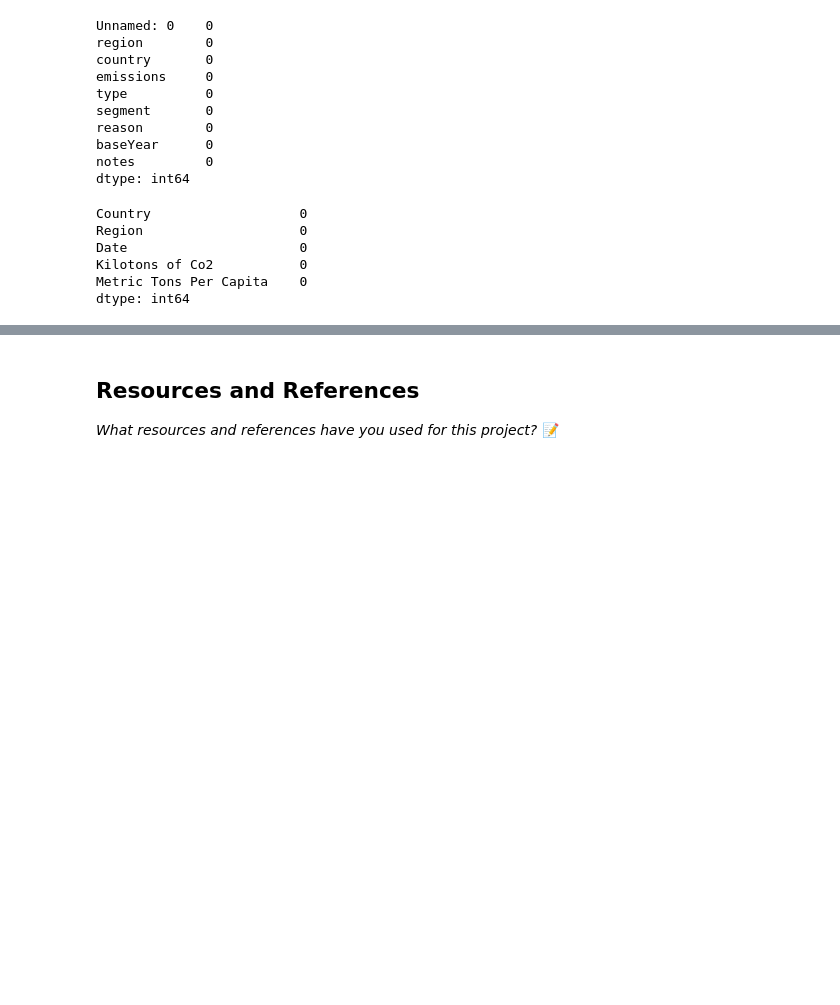
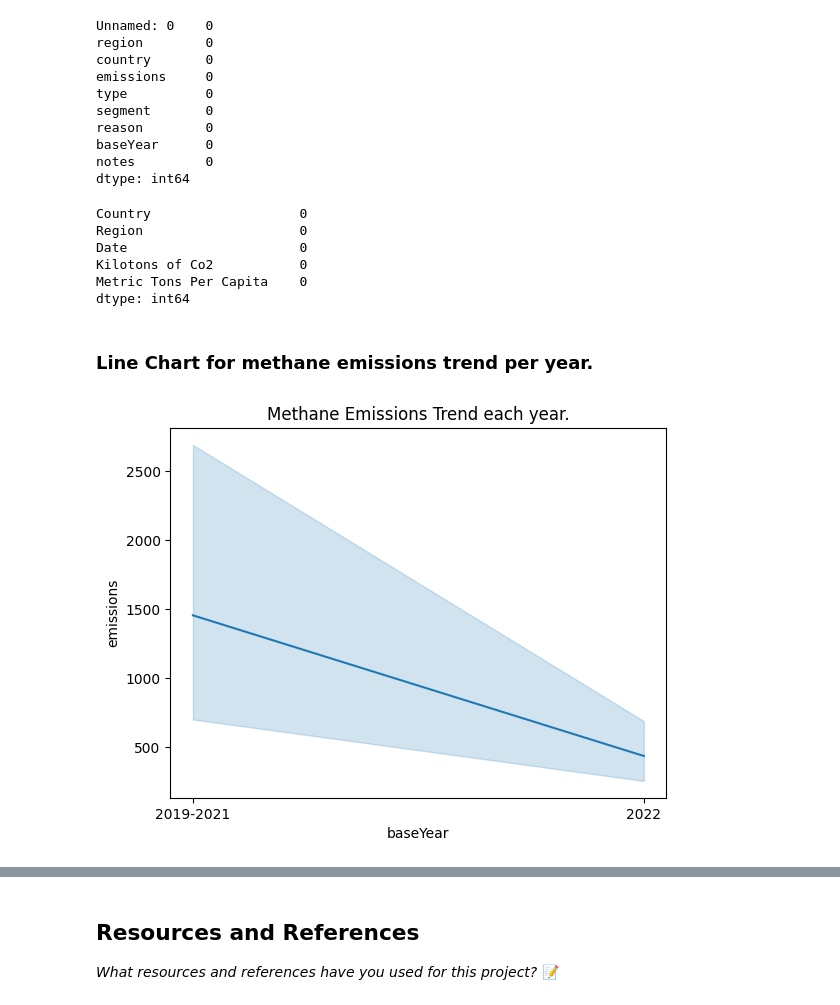
Before and after one commit to IT4063C-Spring26/final-project-proddasr, a Jupyter notebook: source.ipynb, the cells around one changed output, grey strips where cells are left out. Cells and saved outputs as stored; diff of their text form; code cells hidden in the pictures; blank space fills up the shorter version.

```diff
--- a/source.ipynb
+++ b/source.ipynb
@@ -79,3 +79,14 @@ Date                      0
 Kilotons of Co2           0
 Metric Tons Per Capita    0
 dtype: int64
+# %% [markdown]
+### Line Chart for methane emissions trend per year.
+# %%
+import matplotlib.pyplot as plt
+import seaborn as sns
+
+sns.lineplot(x='baseYear', y='emissions', data=Methane_final_df)
+plt.title("Methane Emissions Trend each year.")
+plt.show()
+# %% [output]
+[figure, added]
```
Also changed, not shown: parts of 3 cells of this notebook.
